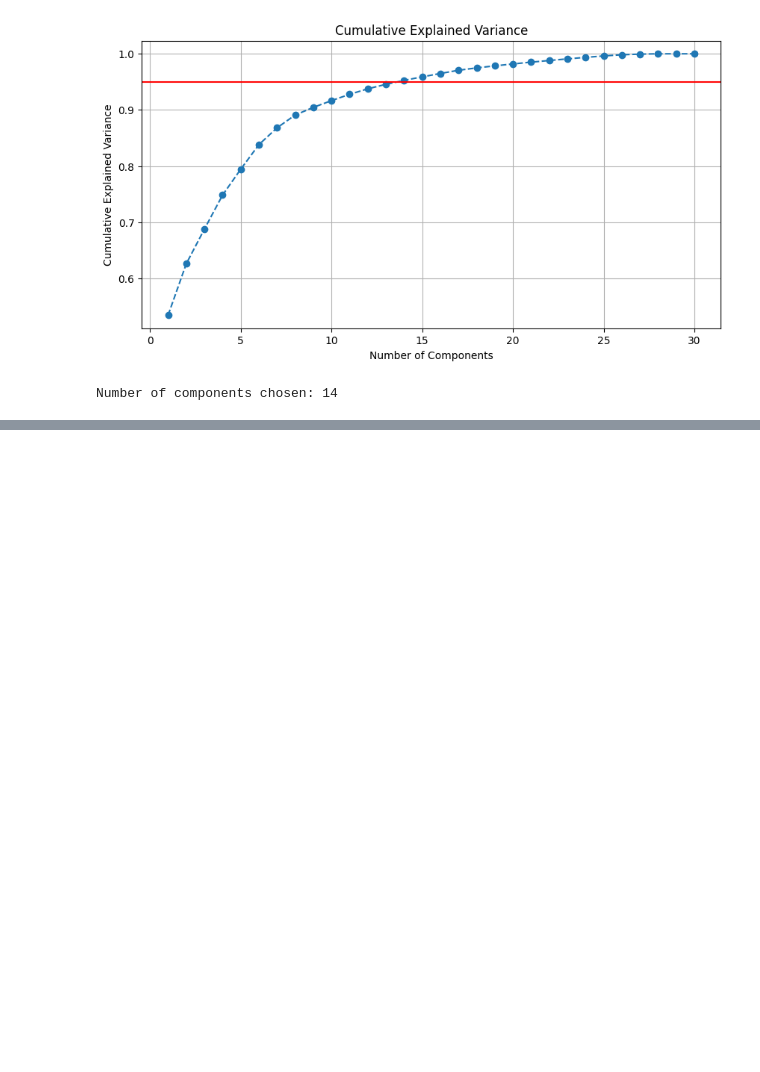
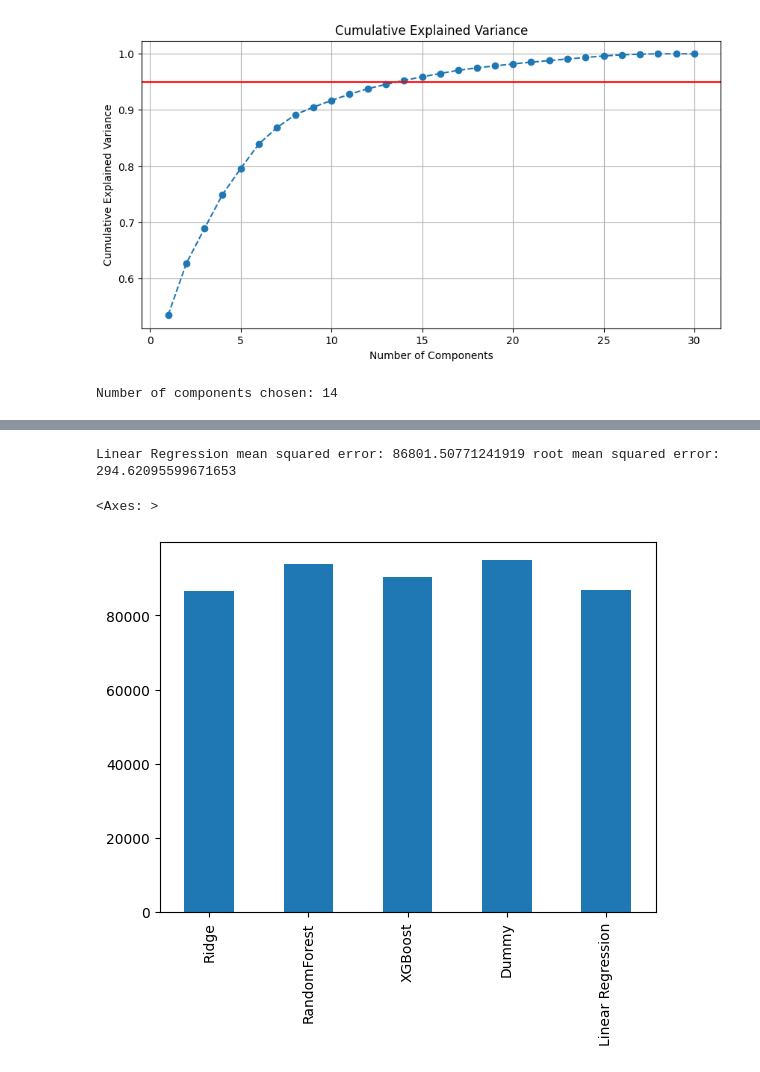
Before and after one commit to LorenzoBonanni/RomeAirbnbAnalysis, a Jupyter notebook: model.ipynb, the cells around one changed output, grey strips where cells are left out. Cells and saved outputs as stored; diff of their text form; code cells hidden in the pictures; blank space fills up the shorter version.

Commit message:
finished model section

```diff
--- a/model.ipynb
+++ b/model.ipynb
@@ -202,0 +124,14 @@ print(best_alphas)
+# %%
+alphas = np.logspace(-6, 6, 100, base=10)
+param_grid = {'alpha': alphas, 'max_iter':[2000],'tol':[1e-3]}
+model = Lasso()
+grid_search_lasso = GridSearchCV(
+    estimator=model,
+    param_grid=param_grid,
+    scoring=scoring,
+    cv=KFold(5, random_state=2, shuffle=True),
+    n_jobs=-1
+)
+grid_search_lasso.fit(X_train, y_train)
+print("Best parameters found: ", grid_search_lasso.best_params_)
+print("Best mean squared error: ", -grid_search_lasso.best_score_)
@@ -202,0 +182,3 @@ print(best_alphas)
+# %%
+dummy_reg = DummyRegressor(strategy='mean')
+dummy_reg.fit(X_train, y_train)
@@ -202,0 +187,15 @@ print(best_alphas)
+# %%
+# Evaluate the best model
+performance = {}
+trained = {
+    'Ridge': grid_search_ridge.best_estimator_,
+    'RandomForest': grid_search_rf.best_estimator_,
+    'XGBoost': grid_search_xgb.best_estimator_,
+    'Dummy': dummy_reg
+}
+for name, model in trained.items():
+    predictions = model.predict(X_test)
+    mse = mean_squared_error(y_test, predictions)
+    rmse = np.sqrt(mse)
+    performance[name] = mse
+    print(f"{name} mean squared error: {mse}", f"root mean squared error: {rmse}")
@@ -202,0 +207,16 @@ print(best_alphas)
+# %%
+model = linear_regression
+name = "Linear Regression"
+X_test_transform = pca.transform(X_test)
+predictions = model.predict(X_test_transform)
+mse = mean_squared_error(y_test, predictions)
+rmse = np.sqrt(mse)
+performance[name] = mse
+print(f"{name} mean squared error: {mse}", f"root mean squared error: {rmse}")
+# %% [output]
+Linear Regression mean squared error: 86801.50771241919 root mean squared error: 294.62095599671653
+# %%
+pd.Series(performance).plot(kind='bar')
+# %% [output]
+<Axes: >
+[figure, added]
```
Also changed, not shown: parts of 21 cells of this notebook, 3 other files.
